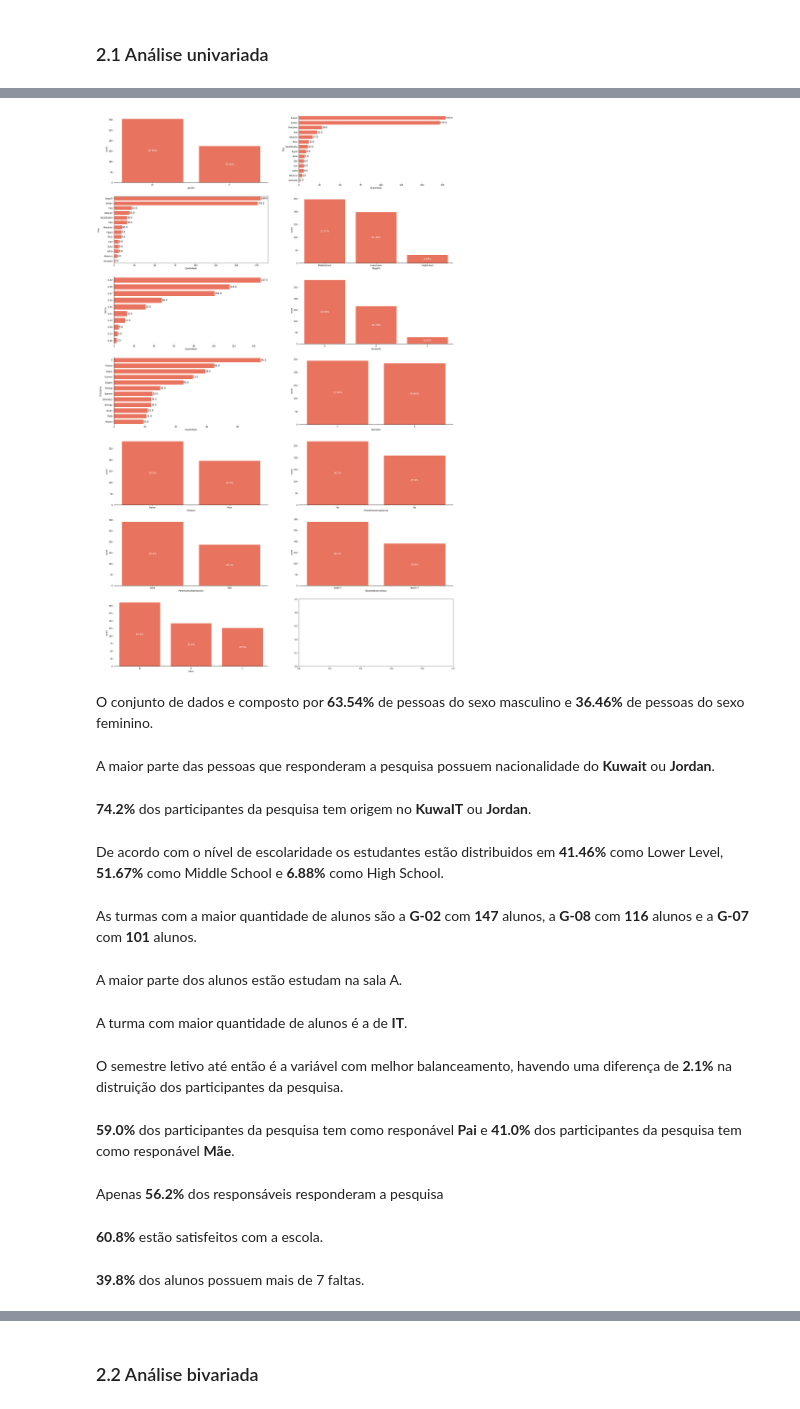
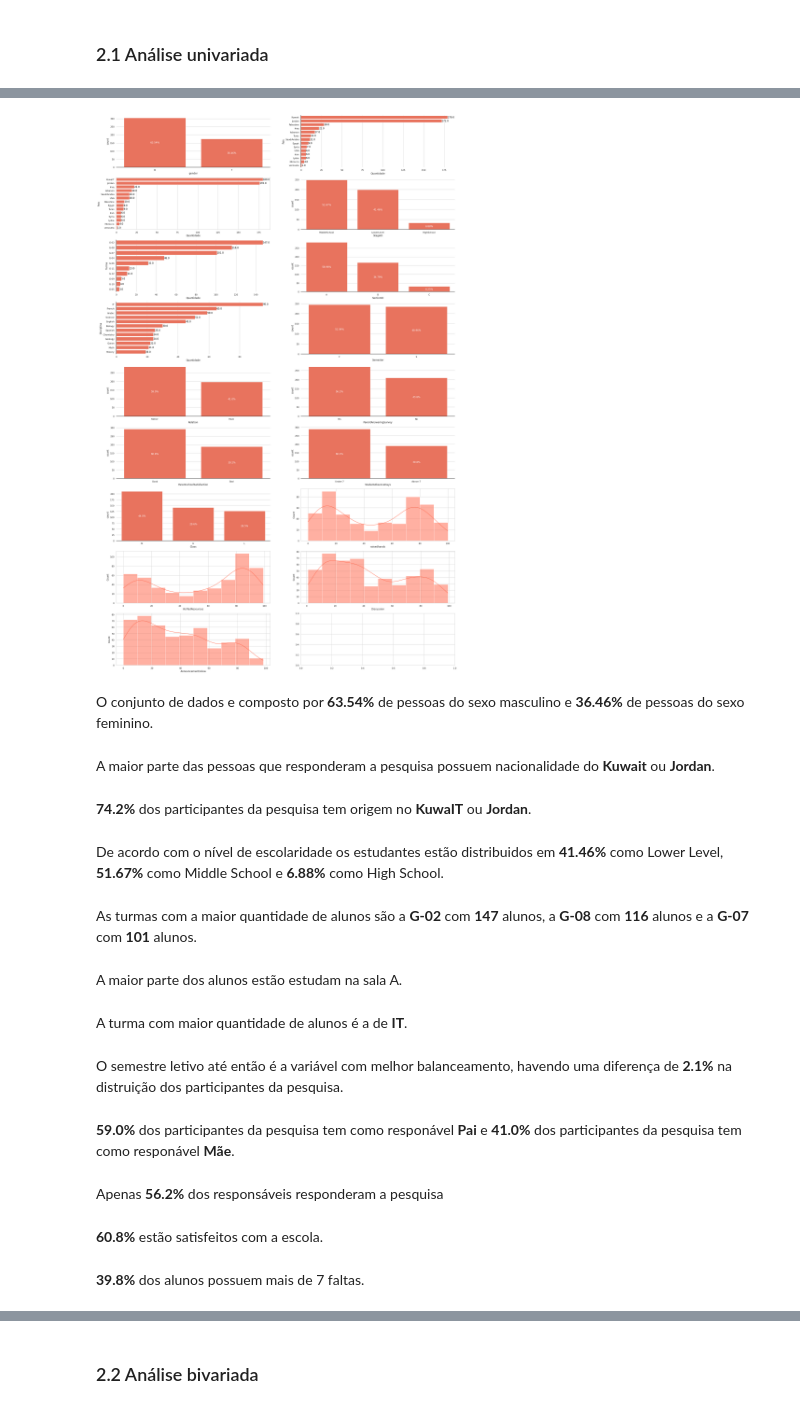
Before and after one commit to atlantico-academy/student-academic-performance, a Jupyter notebook: notebooks/01-exploratory_data_analysis.ipynb, the cells around one changed output, grey strips where cells are left out. Drawn from its saved outputs; the diff is of its cells as text; code cells hidden in the pictures.

```diff
--- a/notebooks/01-exploratory_data_analysis.ipynb
+++ b/notebooks/01-exploratory_data_analysis.ipynb
@@ -84,17 +87,23 @@ Não há dados faltantes no dataset
 # %%
-fig, axes  = plt.subplots(7,2,figsize=(30,50))
+fig, axes  = plt.subplots(9,2,figsize=(30,50))
 sns.set(style="whitegrid")
 total = float(len(df))
 df.NationalITy = df.NationalITy.replace(['KW'],'Kuwait')
 df.StageID = df.StageID.replace(["lowerlevel"],"LowerLevel")
 # gender
 
-ax = sns.countplot(x="gender", data=df, color='tomato',ax=axes[0,0])
+ax = sns.countplot(
+    x="gender",
+    data=df,
+    color='tomato',
+    ax=axes[0,0])
 #plt.xlabel('Gênero')
 #plt.ylabel('Quantidade')
 #plt.title('Distribuição dos dados por gênero', fontsize=12)
 ax.set(frame_on=False)
-ax.axhline(0, color="k", clip_on=False)
+ax.axhline(0,
+           color="k",
+           clip_on=False)
 ax.bar_label(
     ax.containers[0],
     labels=[f"{value:.2f}%" for value in df.gender.value_counts().to_numpy()/total*100],
@@ -313,6 +322,38 @@ ax.bar_label(
     color="white"
 )
 
+ax = sns.histplot(
+    x="raisedhands",
+    data=df,
+    color='tomato',
+    kde=True,
+    ax=axes[6,1]
+)
+
+ax = sns.histplot(
+    x="VisITedResources",
+    data=df,
+    color='tomato',
+    kde=True,
+    ax=axes[7,0]
+)
+
+ax = sns.histplot(
+    x="Discussion",
+    data=df,
+    color='tomato',
+    kde=True,
+    ax=axes[7,1]
+)
+
+ax = sns.histplot(
+    x="AnnouncementsView",
+    data=df,
+    color='tomato',
+    kde=True,
+    ax=axes[8,0]
+)
+
 plt.show()
 
 masculino = df.gender.value_counts().to_dict()['M']
@@ -323,34 +364,34 @@ form_stage_1 = df.StageID.value_counts().to_list()[0]
 form_stage_2 = df.StageID.value_counts().to_list()[1]
 form_stage_3 = df.StageID.value_counts().to_list()[2]
 num_turma_1 = df.GradeID.value_counts().to_list()[0]
 num_turma_2 = df.GradeID.value_counts().to_list()[1]
 num_turma_3 = df.GradeID.value_counts().to_list()[2]
 form_semester_1 = df.Semester.value_counts().to_list()[0]
 form_semester_2 = df.Semester.value_counts().to_list()[1]
 form_relation_1 = df.Relation.value_counts().to_list()[0]
 form_relation_2 = df.Relation.value_counts().to_list()[1]
 form_parent = df.ParentAnsweringSurvey.value_counts().to_list()[0]
 form_satisfaction = df.ParentschoolSatisfaction.value_counts().to_list()[0]
 form_abstinencia_2 = df.StudentAbsenceDays.value_counts().to_list()[1]
 form_class_1 = df.Class.value_counts().to_list()[0]
 form_class_2 = df.Class.value_counts().to_list()[1]
 form_class_3 = df.Class.value_counts().to_list()[2]
 
 display(Markdown(f"O conjunto de dados e composto por **{masculino/total*100:.2f}%** de pessoas do sexo masculino e **{feminino/total*100:.2f}%** de pessoas do sexo feminino."))
 display(Markdown(f"A maior parte das pessoas que responderam a pesquisa possuem nacionalidade do **{graph_df1.iloc[0,0]}** ou **{graph_df1.iloc[1,0]}**."))
 display(Markdown(f"**{(primeiro+segundo)/total*100:.1f}%** dos participantes da pesquisa tem origem no **{graph_df2.iloc[0,0]}** ou **{graph_df2.iloc[1,0]}**."))
 display(Markdown(f"De acordo com o nível de escolaridade os estudantes estão distribuidos em **{form_stage_2/total*100:.2f}%** como Lower Level, **{form_stage_1/total*100:.2f}%** como Middle School e **{form_stage_3/total*100:.2f}%** como High School."))
 display(Markdown(f"As turmas com a maior quantidade de alunos são a **{graph_df3.iloc[0,0]}** com **{num_turma_1}** alunos, a **{graph_df3.iloc[1,0]}** com **{num_turma_2}** alunos e a **{graph_df3.iloc[2,0]}** com **{num_turma_3}** alunos."))
 display(Markdown(f"A maior parte dos alunos estão estudam na sala A."))
 display(Markdown(f"A turma com maior quantidade de alunos é a de **{graph_df4.iloc[0,0]}**."))
 display(Markdown(f"O semestre letivo até então é a variável com melhor balanceamento, havendo uma diferença de **{(form_semester_1-form_semester_2)/total*100:.1f}%** na distruição dos participantes da pesquisa."))
 display(Markdown(f"**{(form_relation_1)/total*100:.1f}%** dos participantes da pesquisa tem como responável **{graph_df5.iloc[0,0]}** e **{form_relation_2/total*100:.1f}%** dos participantes da pesquisa tem como responável **{graph_df5.iloc[1,0]}**."))
 display(Markdown(f"Apenas **{(form_parent)/total*100:.1f}%** dos responsáveis responderam a pesquisa"))
 display(Markdown(f"**{(form_satisfaction)/total*100:.1f}%** estão satisfeitos com a escola."))
 display(Markdown(f"**{(form_abstinencia_2)/total*100:.1f}%** dos alunos possuem mais de 7 faltas."))
 display(Markdown(f"Os alunos foram classificados como **{(form_class_3)/total*100:.1f}%** no Low-Level, **{(form_class_1)/total*100:.1f}%** no Middle-Level e **{(form_class_2)/total*100:.1f}%** no High-Level"))
 # %% [output]
-[figure, old version]
+[figure, new version]
 O conjunto de dados e composto por **63.54%** de pessoas do sexo masculino e **36.46%** de pessoas do sexo feminino.
 A maior parte das pessoas que responderam a pesquisa possuem nacionalidade do **Kuwait** ou **Jordan**.
 **74.2%** dos participantes da pesquisa tem origem no **KuwaIT** ou **Jordan**.
```
Also changed, not shown: parts of 15 cells of this notebook.
